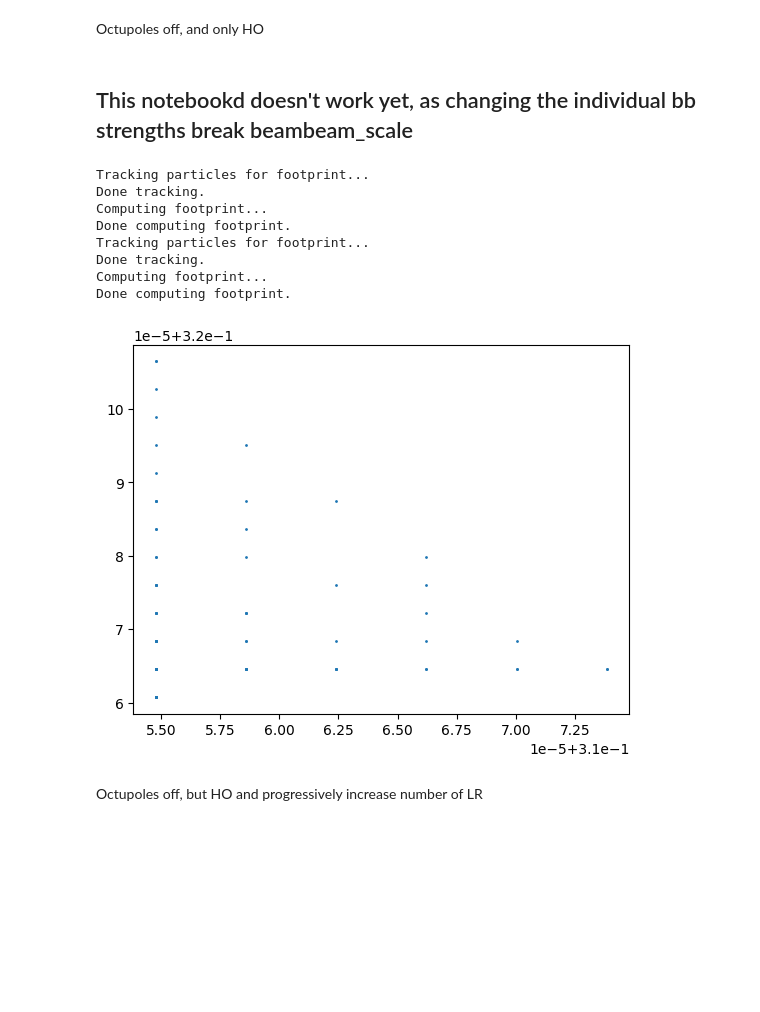
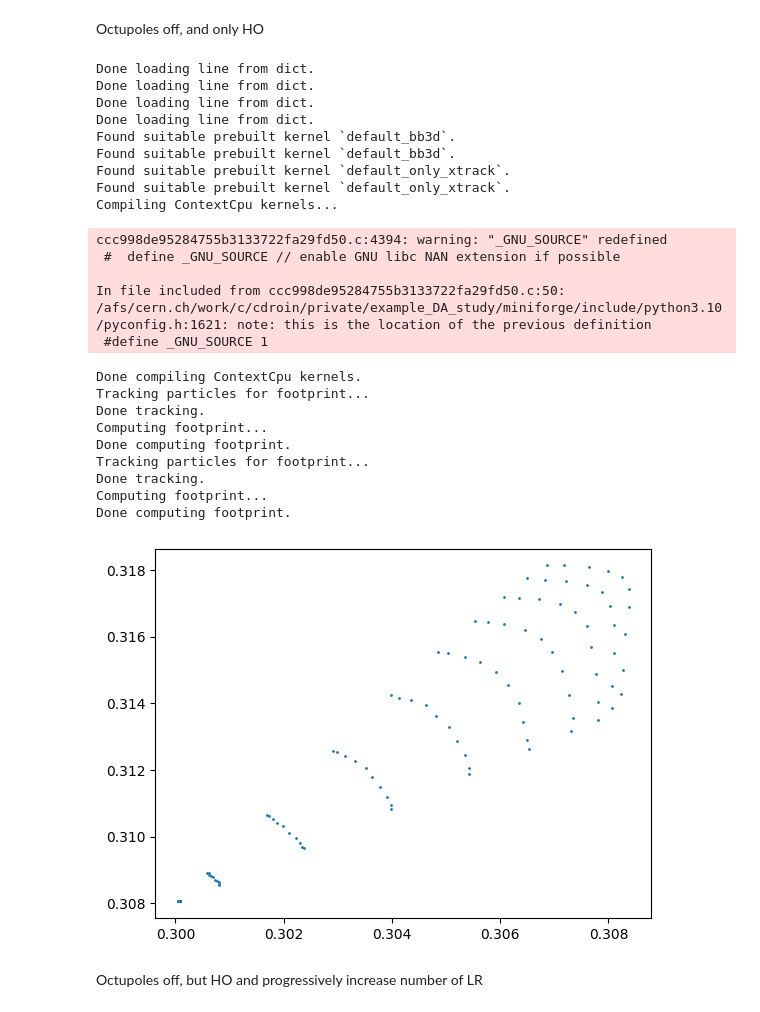
Before and after one commit to yangelis/example_DA_study, a Jupyter notebook: master_study/analysis/template_notebooks/study_footprints.ipynb, the cells around one changed output. Drawn from its saved outputs; the diff is of its cells as text; code cells hidden in the pictures; blank space fills up the shorter version.

```diff
--- a/master_study/analysis/template_notebooks/study_footprints.ipynb
+++ b/master_study/analysis/template_notebooks/study_footprints.ipynb
@@ -117,34 +134,30 @@ def return_knobs_BB(collider, HO = True, n_LR = 0):
-# %% [markdown]
-## This notebookd doesn't work yet, as changing the individual bb strengths break beambeam_scale
-# %%
-dic_knobs = {x:0 for x in return_knobs_BB(collider, HO = True, n_LR = 0)}
-with xt._temp_knobs(collider.lhcb1,{"beambeam_scale": 0, 'i_oct_b1' : 0}|dic_knobs, ):
-    fp_polar_xm = collider["lhcb1"].get_footprint(
-    nemitt_x=2.2e-6,
-    nemitt_y=2.2e-6,
-    n_turns = 2000,
-    linear_rescale_on_knobs=[xt.LinearRescale(knob_name="beambeam_scale", v0=0.0, dv=0.1)],
-    freeze_longitudinal = True
-    )
-
-qx = fp_polar_xm.qx.flatten()
-qy = fp_polar_xm.qy.flatten()
-to_keep = np.abs(qx-qy) > 1e-4
-qx = qx[to_keep]
-qy = qy[to_keep]
-plt.scatter(qx, qy, s=1)
-plt.xlim(0.305, 0.315)
-plt.ylim(0.315, 0.325)
-plt.show()
-# %% [output]
-Tracking particles for footprint...
-Done tracking.
-Computing footprint...
-Done computing footprint.
-Tracking particles for footprint...
-Done tracking.
-Computing footprint...
-Done computing footprint.
-[figure, removed]
+# %%
+plot_footprint(collider_dict, octupoles=0, deactivate_HO=False, LR_to_consider=0)
+# %% [output]
+Done loading line from dict.
+Done loading line from dict.
+Done loading line from dict.
+Done loading line from dict.
+Found suitable prebuilt kernel `default_bb3d`.
+Found suitable prebuilt kernel `default_bb3d`.
+Found suitable prebuilt kernel `default_only_xtrack`.
+Found suitable prebuilt kernel `default_only_xtrack`.
+Compiling ContextCpu kernels...
+ccc998de95284755b3133722fa29fd50.c:4394: warning: "_GNU_SOURCE" redefined
+ #  define _GNU_SOURCE // enable GNU libc NAN extension if possible
+
+In file included from ccc998de95284755b3133722fa29fd50.c:50:
+/afs/cern.ch/work/c/cdroin/private/example_DA_study/miniforge/include/python3.10/pyconfig.h:1621: note: this is the location of the previous definition
+ #define _GNU_SOURCE 1
+Done compiling ContextCpu kernels.
+Tracking particles for footprint...
+Done tracking.
+Computing footprint...
+Done computing footprint.
+Tracking particles for footprint...
+Done tracking.
+Computing footprint...
+Done computing footprint.
+[figure, added]
 # %% [markdown]
 Octupoles off, but HO and progressively increase number of LR
```
Also changed, not shown: parts of 20 cells of this notebook.
